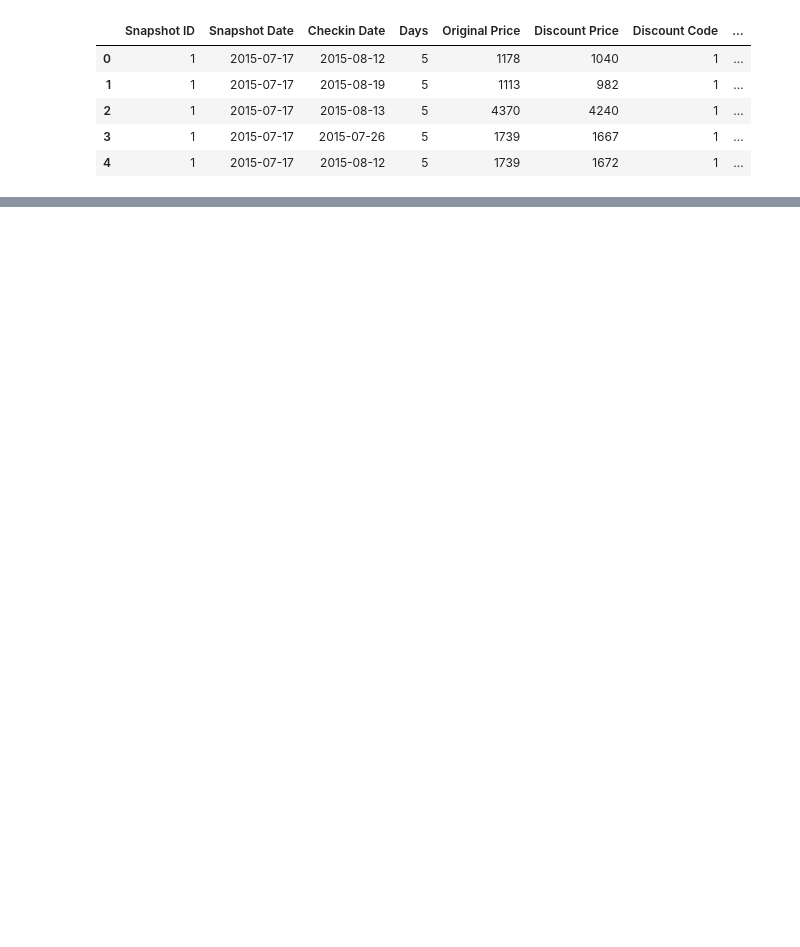
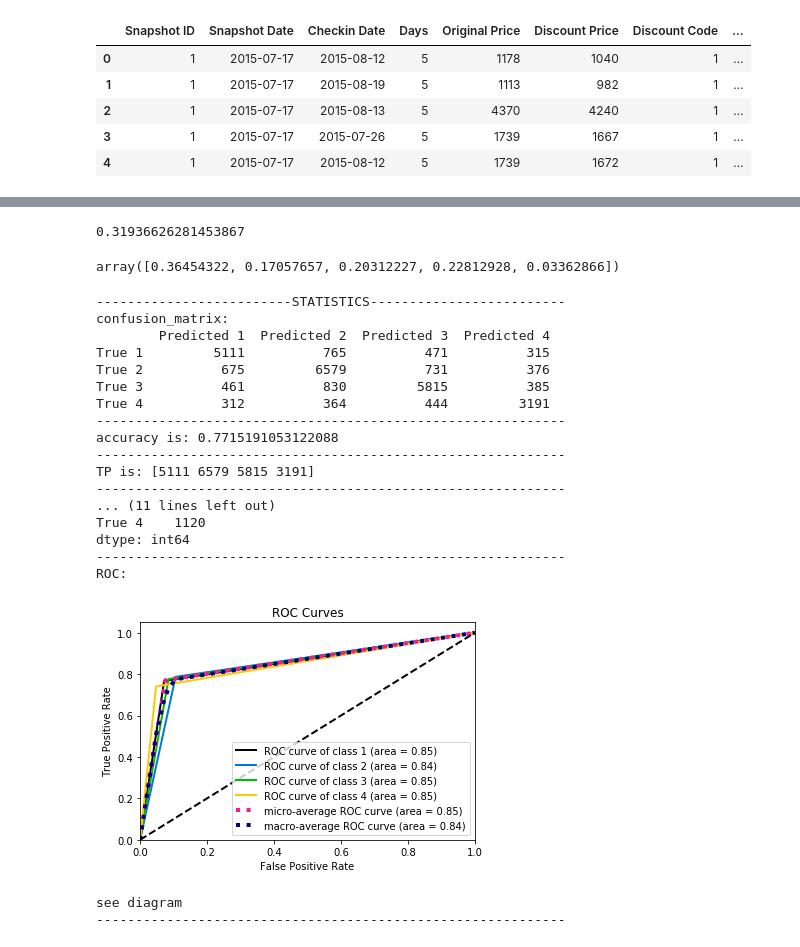
Before and after one commit to yifatBi/DateScience, a Jupyter notebook: Task2-Eli.ipynb, the cells around one changed output, grey strips where cells are left out. Saved outputs shown, nothing was run; the diff lists cells and outputs as text; code cells hidden in the pictures; blank space fills up the shorter version.

```diff
--- a/Task2-Eli.ipynb
+++ b/Task2-Eli.ipynb
@@ -228,0 +161,73 @@ ValueError: Unknown label type: 'continuous-multioutput'
+# %%
+from sklearn.tree import DecisionTreeClassifier
+
+tree_cls = DecisionTreeClassifier()
+tree_cls.fit(f_train, t_train)
+predictedTree = tree_cls.predict(f_test)
+print(accuracy_score(t_test, predicted))
+# %% [output]
+0.31936626281453867
+# %%
+#The must impact feature
+tree_cls.feature_importances_
+# %% [output]
+array([0.36454322, 0.17057657, 0.20312227, 0.22812928, 0.03362866])
+# %%
+matrix=pd.DataFrame(
+    confusion_matrix(t_test, predictedTree),
+    columns=['Predicted 1', 'Predicted 2','Predicted 3','Predicted 4'],
+    index=['True 1', 'True 2','True 3','True 4']
+)
+
+print("-------------------------STATISTICS-------------------------")
+print("confusion_matrix:")
+print(matrix)
+print("------------------------------------------------------------")
+# accuracy
+accuracy=accuracy_score(t_test, predictedTree)
+print("accuracy is: %s" %(accuracy))
+print("------------------------------------------------------------")
+# TP
+tp = np.diag(matrix)
+print("TP is: %s" %(tp))
+print("------------------------------------------------------------")
+# FP
+fp=matrix.sum(axis=0)-np.diag(matrix)
+print("FP:")
+print(fp)
+print("------------------------------------------------------------")
+# FN
+fn = matrix.sum(axis=1) - np.diag(matrix)
+print("FN:")
+print(fn)
+print("------------------------------------------------------------")
+# ROC
+print("ROC:")
+# This is the ROC curve
+predictProb2 = tree_cls.predict_proba(f_test)
+skplt.metrics.plot_roc_curve(t_test, predictProb2)
+plt.show()
+print("see diagram")
+print("------------------------------------------------------------")
+print()
+# %% [output]
+-------------------------STATISTICS-------------------------
+confusion_matrix:
+        Predicted 1  Predicted 2  Predicted 3  Predicted 4
+True 1         5111          765          471          315
+True 2          675         6579          731          376
+True 3          461          830         5815          385
+True 4          312          364          444         3191
+------------------------------------------------------------
+accuracy is: 0.7715191053122088
+------------------------------------------------------------
+TP is: [5111 6579 5815 3191]
+------------------------------------------------------------
+... (11 lines left out)
+True 4    1120
+dtype: int64
+------------------------------------------------------------
+ROC:
+[figure, added]
+see diagram
+------------------------------------------------------------
```
Also changed, not shown: parts of 8 cells of this notebook.
